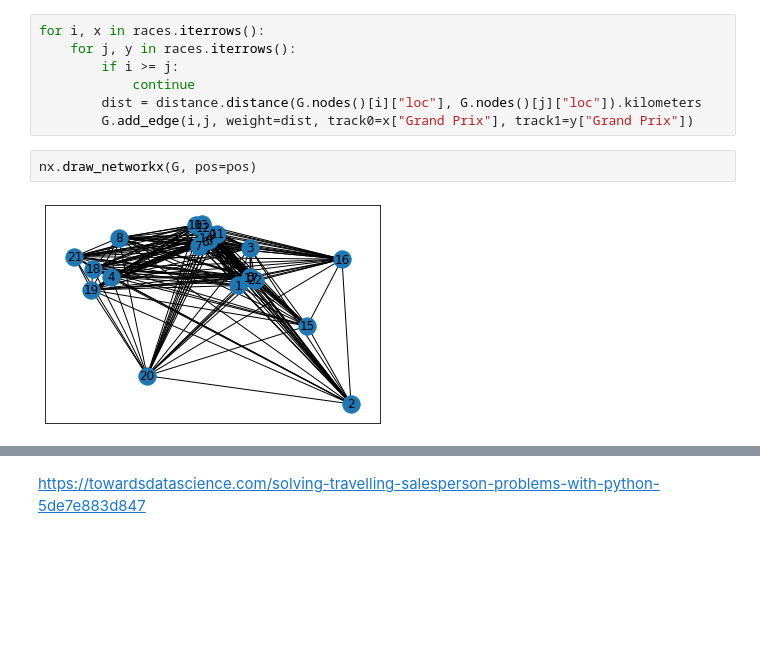
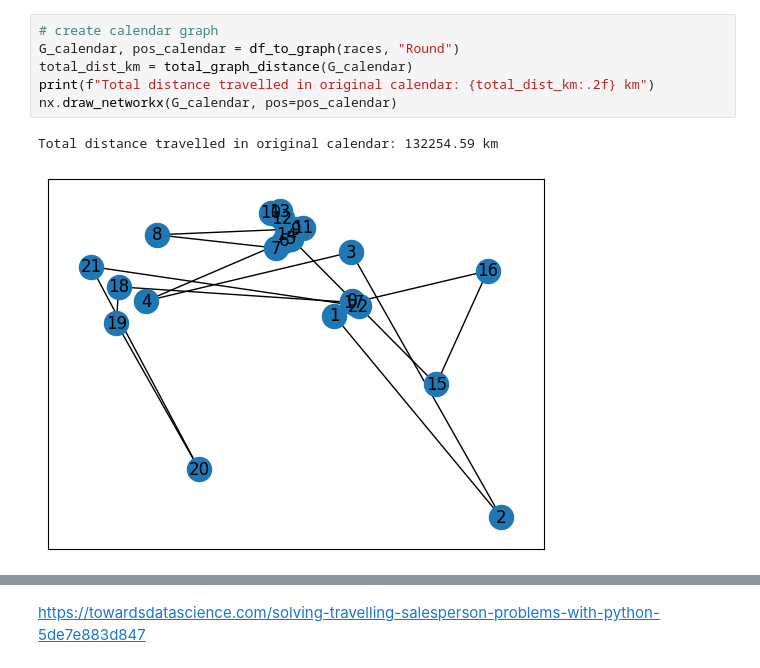
Before and after one commit to jrstats/f1calendar, a Jupyter notebook: playground.ipynb, the cells around one changed output, grey strips where cells are left out. Drawn from its saved outputs; the diff is of its cells as text; blank space fills up the shorter version.

```diff
--- a/playground.ipynb
+++ b/playground.ipynb
@@ -102,11 +31,9 @@ G.nodes()[0]["loc"]
-# %%
-for i, x in races.iterrows():
-    for j, y in races.iterrows():
-        if i >= j:
-            continue
-        dist = distance.distance(G.nodes()[i]["loc"], G.nodes()[j]["loc"]).kilometers
-        G.add_edge(i,j, weight=dist, track0=x["Grand Prix"], track1=y["Grand Prix"])
-# %%
-nx.draw_networkx(G, pos=pos)
-# %% [output]
-[figure, removed]
+# %%
+# create calendar graph
+G_calendar, pos_calendar = df_to_graph(races, "Round")
+total_dist_km = total_graph_distance(G_calendar)
+print(f"Total distance travelled in original calendar: {total_dist_km:.2f} km")
+nx.draw_networkx(G_calendar, pos=pos_calendar)
+# %% [output]
+Total distance travelled in original calendar: 132254.59 km
+[figure, added]
```
Also changed, not shown: parts of 13 cells of this notebook, 2 other files.
